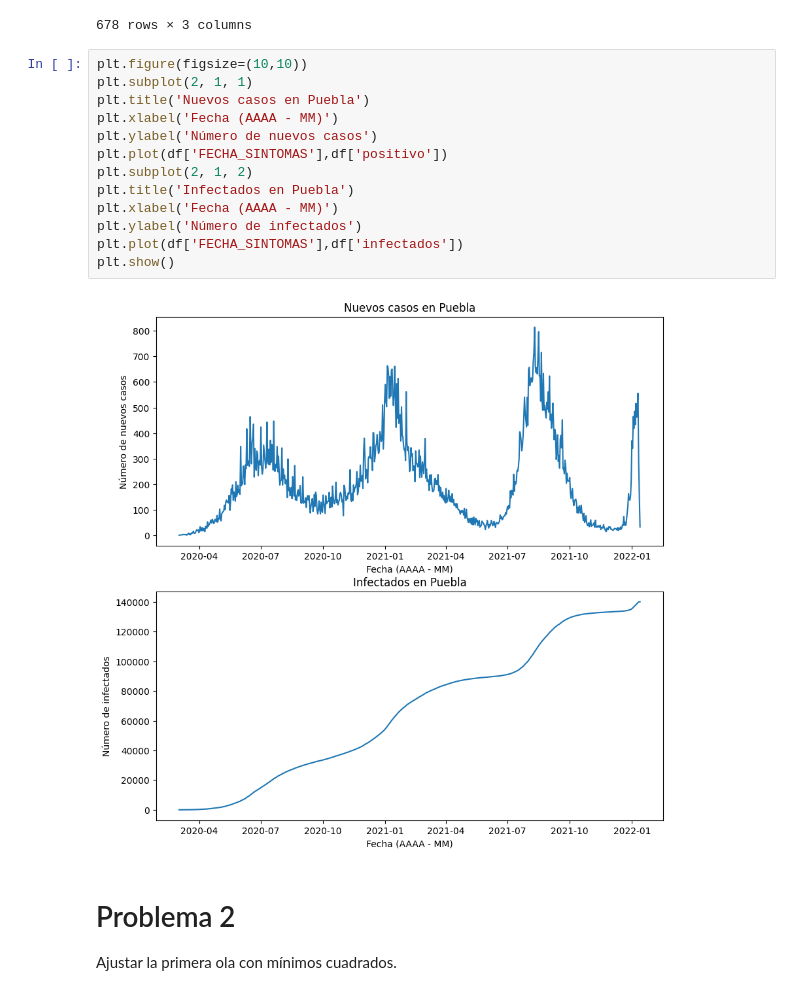
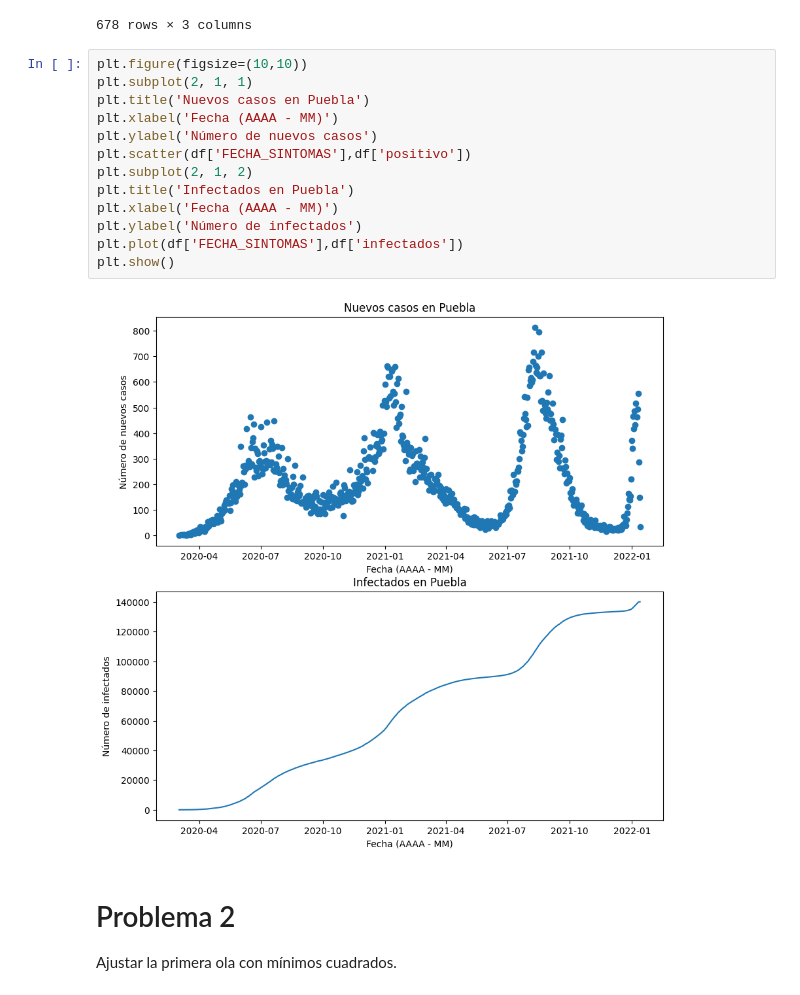
Before and after one commit to HugoMagos0725/Analisis_de_datos, a Jupyter notebook: Tarea3_Ajuste_de_parametros.ipynb, the cells around one changed output. Cells and saved outputs as stored; diff of their text form.

```diff
--- a/Tarea3_Ajuste_de_parametros.ipynb
+++ b/Tarea3_Ajuste_de_parametros.ipynb
@@ -72,18 +72,18 @@ df
 # %%
 plt.figure(figsize=(10,10))
 plt.subplot(2, 1, 1)
 plt.title('Nuevos casos en Puebla')
 plt.xlabel('Fecha (AAAA - MM)')
 plt.ylabel('Número de nuevos casos')
-plt.plot(df['FECHA_SINTOMAS'],df['positivo'])
+plt.scatter(df['FECHA_SINTOMAS'],df['positivo'])
 plt.subplot(2, 1, 2)
 plt.title('Infectados en Puebla')
 plt.xlabel('Fecha (AAAA - MM)')
 plt.ylabel('Número de infectados')
 plt.plot(df['FECHA_SINTOMAS'],df['infectados'])
 plt.show()
 # %% [output]
-[figure, old version]
+[figure, new version]
 # %% [markdown]
 # Problema 2
 
```
Also changed, not shown: parts of 4 cells of this notebook.
